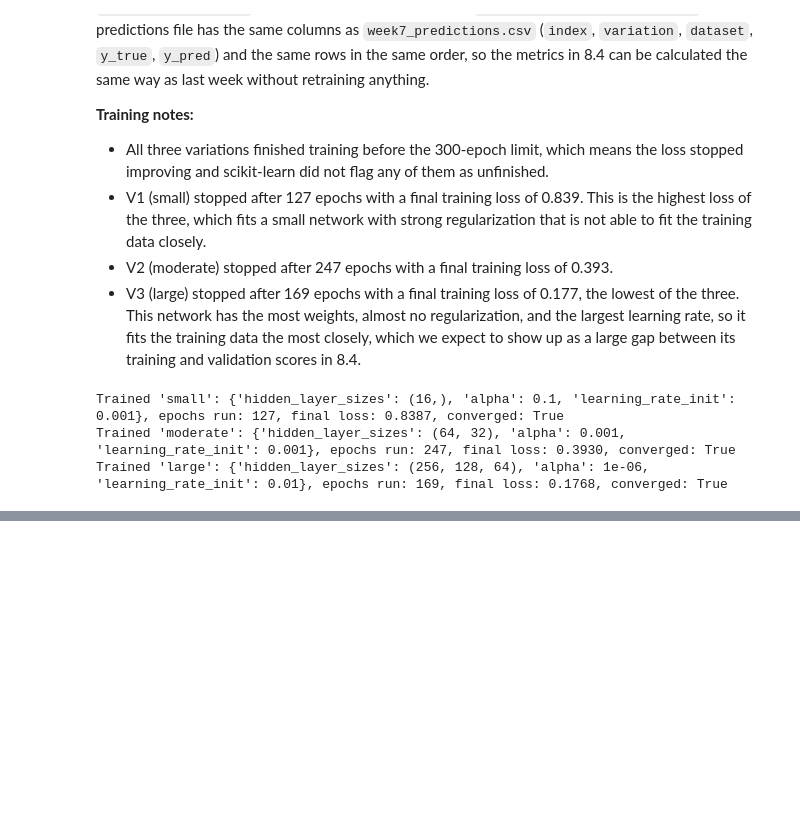
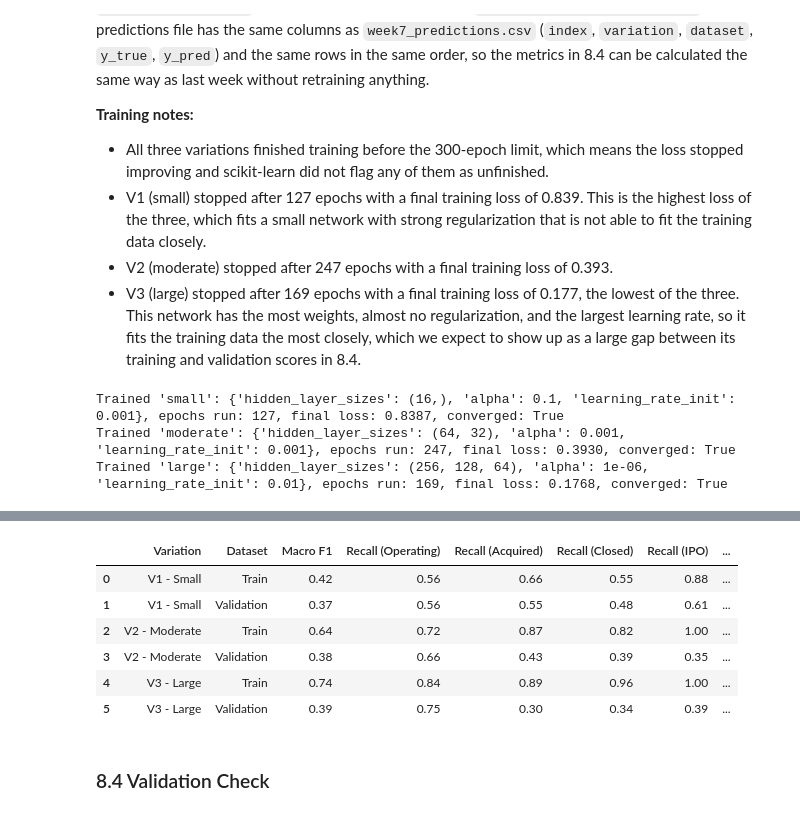
Before and after one commit to Hughes-Tyler/AnalyticsCapstone, a Jupyter notebook: notebooks/main.ipynb, the cells around one changed output, grey strips where cells are left out. Cells and saved outputs as stored; diff of their text form; code cells hidden in the pictures; blank space fills up the shorter version.

Commit message:
Save Week 8 metrics and sanity checks

```diff
--- a/notebooks/main.ipynb
+++ b/notebooks/main.ipynb
@@ -2318,0 +2329,53 @@ Saved 3 models and 119,130 predictions to /Users/sydneyjanssen/models
+# %%
+from sklearn.metrics import f1_score, recall_score, precision_score
+import pandas as pd
+
+# Load the Week 8 predictions generated in Section 8.3
+predictions_df_w8 = pd.read_csv(MODELS_DIR / "week8_predictions.csv")
+
+# Map the internal variation names to display names
+variation_names_w8 = {'small': 'V1 - Small', 'moderate': 'V2 - Moderate', 'large': 'V3 - Large'}
+class_ids = [0, 1, 2, 3]   # operating, acquired, closed, ipo
+class_labels = ['Operating', 'Acquired', 'Closed', 'IPO']
+
+metric_rows_w8 = []
+for variation in ['small', 'moderate', 'large']:
+    for dataset in ['train', 'validation']:
+
+        # Grab the predictions for the current variation and dataset
+        subset = predictions_df_w8[(predictions_df_w8['variation'] == variation) & (predictions_df_w8['dataset'] == dataset)]
+
+        # Calculate our chosen metrics
+        recalls = recall_score(subset['y_true'], subset['y_pred'], labels=class_ids, average=None, zero_division=0)
+        precisions = precision_score(subset['y_true'], subset['y_pred'], labels=class_ids, average=None, zero_division=0)
+
+        # Build the row starting with Macro F1
+        row = {
+            'Variation': variation_names_w8[variation],
+            'Dataset': 'Train' if dataset == 'train' else 'Validation',
+            'Macro F1': f1_score(subset['y_true'], subset['y_pred'], labels=class_ids, average='macro', zero_division=0),
+        }
+
+        # Drop in the per-class precision and recall numbers
+        for label, r in zip(class_labels, recalls):
+            row[f'Recall ({label})'] = r
+        for label, p in zip(class_labels, precisions):
+            row[f'Precision ({label})'] = p
+
+        metric_rows_w8.append(row)
+
+# Create the final summary table
+metrics_table_w8 = pd.DataFrame(metric_rows_w8)
+
+# Display rounded to 3 decimal places to match the Week 6 and 7 tables
+display(metrics_table_w8.round(3))
+# %% [output]
+|  | Variation | Dataset | Macro F1 | Recall (Operating) | Recall (Acquired) | Recall (Closed) | Recall (IPO) | ... |
+| 0 | V1 - Small | Train | 0.42 | 0.56 | 0.66 | 0.55 | 0.88 | ... |
+| 1 | V1 - Small | Validation | 0.37 | 0.56 | 0.55 | 0.48 | 0.61 | ... |
+| 2 | V2 - Moderate | Train | 0.64 | 0.72 | 0.87 | 0.82 | 1.00 | ... |
+| 3 | V2 - Moderate | Validation | 0.38 | 0.66 | 0.43 | 0.39 | 0.35 | ... |
+| 4 | V3 - Large | Train | 0.74 | 0.84 | 0.89 | 0.96 | 1.00 | ... |
+| 5 | V3 - Large | Validation | 0.39 | 0.75 | 0.30 | 0.34 | 0.39 | ... |
+# %% [markdown]
+### 8.4 Validation Check
```
Also changed, not shown: parts of 6 cells of this notebook.
